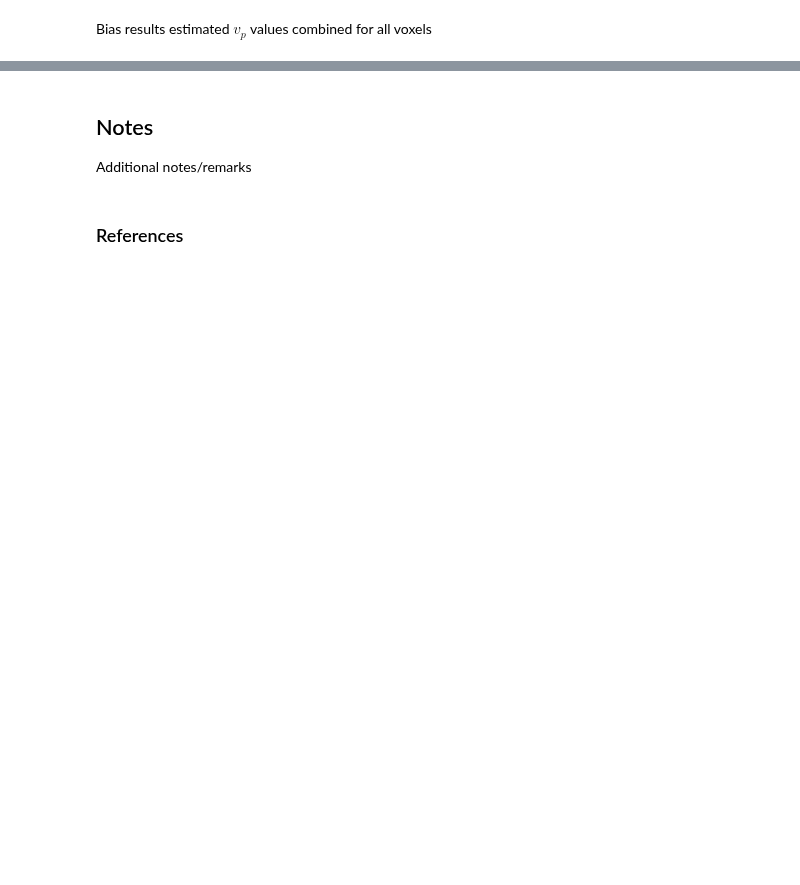
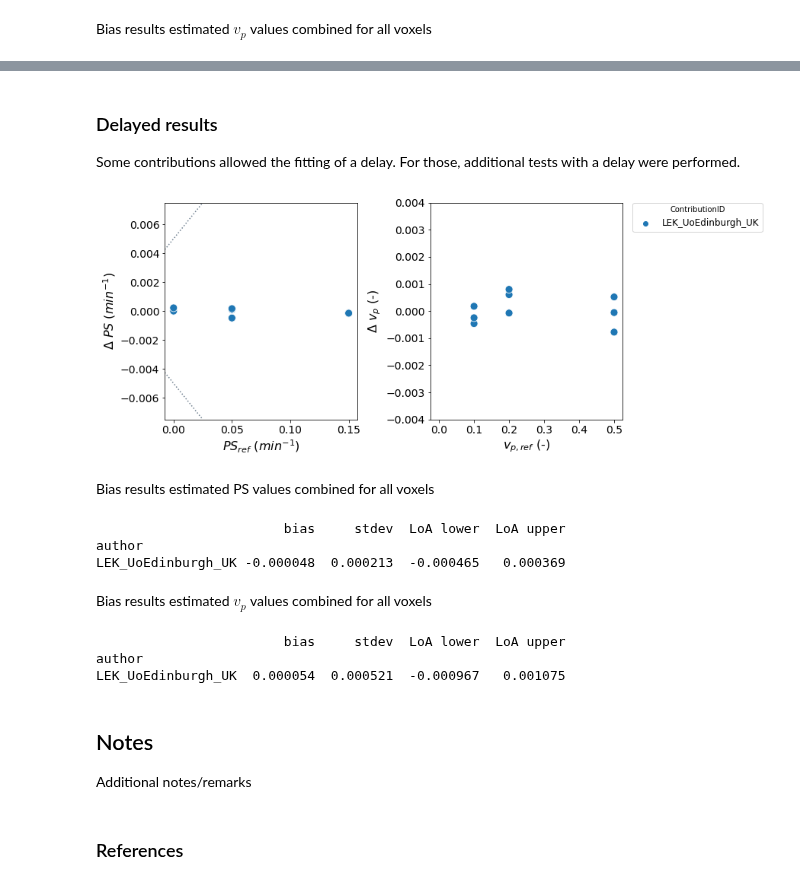
Before and after one commit to OSIPI/DCE-DSC-MRI_CodeCollection, a Jupyter notebook: notebooks/PatlakModel.ipynb, the cells around one changed output, grey strips where cells are left out. Saved outputs shown, nothing was run; the diff lists cells and outputs as text; code cells hidden in the pictures; blank space fills up the shorter version.

```diff
--- a/notebooks/PatlakModel.ipynb
+++ b/notebooks/PatlakModel.ipynb
@@ -130,3 +139,39 @@ ST_USyd_Aus        -0.000407  0.000855  -0.002082   0.001268
+# %% [markdown]
+### Delayed results
+
+Some contributions allowed the fitting of a delay. For those, additional tests with a delay were performed.
+# %%
+fig, ax = plt.subplots(1,2, sharey='none', figsize=(10,5))
+plot_bland_altman(ax[0], df[df['delay']], tolerances, 'ps', ylim=(-0.0075,0.0075),label_xaxis='$PS_{ref}$ ($min^{-1}$)',label_yaxis='$\Delta$ $PS$ ($min^{-1}$)')
+
+plot_bland_altman(ax[1], df[df['delay']], tolerances, 'vp', ylim=(-0.004,0.004),label_xaxis='$v_{p,ref}$ (-)',label_yaxis='$\Delta$ $v_{p}$ (-)')
+fig.tight_layout()
+fig.subplots_adjust(left=0.15, top=0.95)
+
+# Hide the legend for the left subplot
+ax[0].get_legend().set_visible(False)
+# Set the position of the legend
+plt.legend(bbox_to_anchor=(1.05, 1), title='ContributionID', loc='upper left', borderaxespad=0, fontsize=12);
+# %% [output]
+[figure, added]
+# %% [markdown]
+Bias results estimated PS values combined for all voxels
+# %%
+resultsBA = bland_altman_statistics(data=df[df['delay']],par='error_ps',grouptag='author')
+print(resultsBA)
+# %% [output]
+                        bias     stdev  LoA lower  LoA upper
+author
+LEK_UoEdinburgh_UK -0.000048  0.000213  -0.000465   0.000369
+# %% [markdown]
+Bias results estimated $v_p$ values combined for all voxels
+# %%
+resultsBA = bland_altman_statistics(data=df[df['delay']],par='error_vp',grouptag='author')
+print(resultsBA)
+# %% [output]
+                        bias     stdev  LoA lower  LoA upper
+author
+LEK_UoEdinburgh_UK  0.000054  0.000521  -0.000967   0.001075
 # %% [markdown]
 ## Notes
 Additional notes/remarks
```
Also changed, not shown: parts of 9 cells of this notebook, 7 other files.
